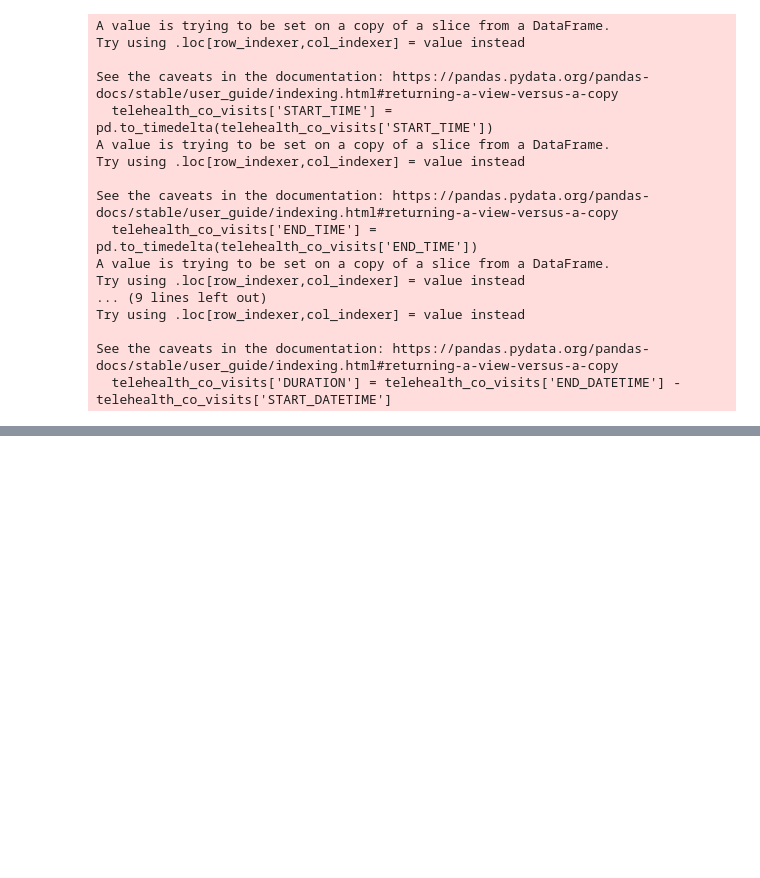
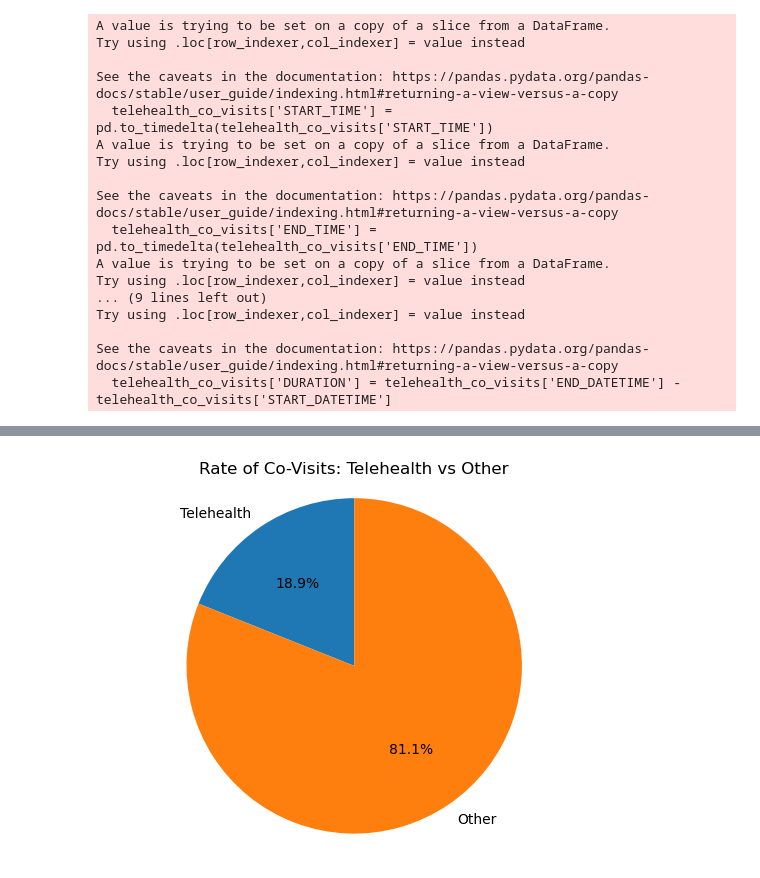
Before and after one commit to NSS-Data-Analytics-Cohort-8/teis_da8_1-should-pad-alytics, a Jupyter notebook: notebook/telehealth_analysis.ipynb, the cells around one changed output, grey strips where cells are left out. Drawn from its saved outputs; the diff is of its cells as text; code cells hidden in the pictures; blank space fills up the shorter version.

```diff
--- a/notebook/telehealth_analysis.ipynb
+++ b/notebook/telehealth_analysis.ipynb
@@ -220,0 +289,25 @@ See the caveats in the documentation: https://pandas.pydata.org/pandas-docs/stab
+# %%
+# Filter the data for co-visits
+co_visit_data = df1[df1['IFSP Teaming ID name'] == 'Co-Visit']
+
+# Count the number of co-visits that are telehealth
+telehealth_count = co_visit_data[co_visit_data['SERVICE_SETTING'] == 'Telehealth'].shape[0]
+
+# Count the number of co-visits that are not telehealth
+other_count = co_visit_data[co_visit_data['SERVICE_SETTING'] != 'Telehealth'].shape[0]
+
+# Create the pie chart
+labels = ['Telehealth', 'Other']
+sizes = [telehealth_count, other_count]
+plt.pie(sizes, labels=labels, autopct='%1.1f%%', startangle=90)
+
+# Add title
+plt.title('Rate of Co-Visits: Telehealth vs Other')
+
+# Set aspect ratio to be equal, so the pie is circular
+plt.axis('equal')
+
+# Display the pie chart
+plt.show()
+# %% [output]
+[figure, added]
```
Also changed, not shown: parts of 14 cells of this notebook.
